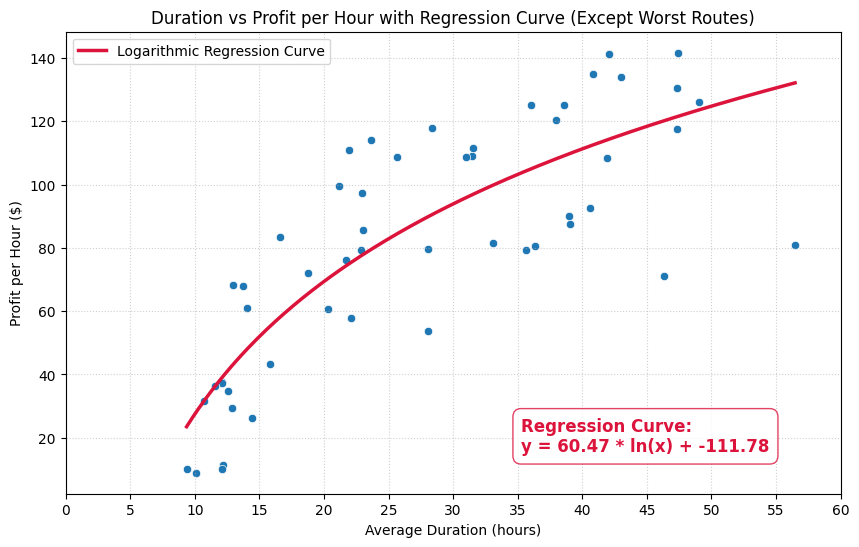
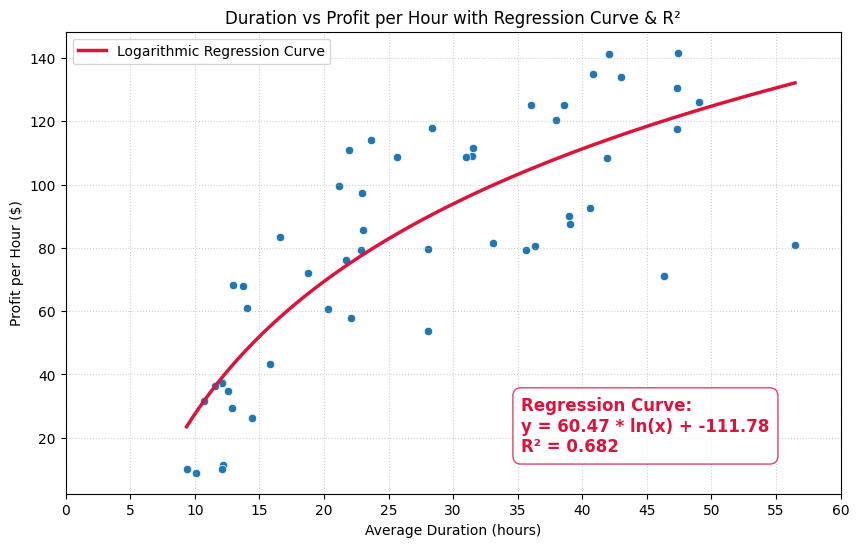
Unified diff of the notebook cell whose output changed from the first chart to the second:
--- before
+++ after
@@ -1,6 +1,6 @@
-#黒字コースのみで散布図+対数回帰曲線グラフを作成
 import numpy as np
 import matplotlib.pyplot as plt
 import seaborn as sns
+from sklearn.metrics import r2_score  # 🔥 決定係数を計算するライブラリ
 
 plt.figure(figsize=(10, 6))
@@ -17,8 +17,18 @@
 y_data = except_worstroute_summary["profit_per_hour"]
 
-# xを対数（log）に変換して1次フィットさせることで、y = a * ln(x) + b の係数を算出します
+# xを対数（log）に変換して1次フィットさせ、係数を算出
 a, b = np.polyfit(np.log(x_data), y_data, 1)
+
+#全データの「対数モデルによる予測値（yの理論値）」を計算
+y_pred = a * np.log(x_data) + b
+
+#実績値（y_data）と予測値（y_pred）から決定係数（R2）を算出
+r2 = r2_score(y_data, y_pred)
+
+#数式とR2スコアをテキスト用にフォーマット
 curve_equation = f"y = {a:.2f} * ln(x) + {b:.2f}"
+r2_text = f"R² = {r2:.3f}"  # 小数点以下3桁で表示
 print(f"算出した回帰曲線式: {curve_equation}")
+print(f"決定係数 (R2): {r2:.4f}")
 
 #曲線を描くための滑らかなX軸のデータを作成してプロット
@@ -33,5 +43,5 @@
 )
 
-#グラフ内に回帰曲線の数式をテキストボックスで表示
+#グラフ内に「回帰曲線の数式」と「決定係数（R2）」を合わせて表示
 x_pos = x_data.max() - ((x_data.max() - x_data.min()) * 0.45)
 y_pos = y_data.min() + ((y_data.max() - y_data.min()) * 0.05)
@@ -39,5 +49,5 @@
 plt.text(
     x_pos, y_pos,
-    f"Regression Curve:\n{curve_equation}",
+    f"Regression Curve:\n{curve_equation}\n{r2_text}",
     fontsize=12,
     color="crimson",
@@ -46,8 +56,10 @@
 )
 
+# x軸の目盛りを5刻みに設定
 x_max = x_data.max()
 plt.xticks(np.arange(0, x_max + 5, 5))
 
-plt.title("Duration vs Profit per Hour with Regression Curve (Except Worst Routes)")
+#タイトルと仕上げ
+plt.title("Duration vs Profit per Hour with Regression Curve & R²")
 plt.xlabel("Average Duration (hours)")
 plt.ylabel("Profit per Hour ($)")

Commit: Colab を使用して作成されました